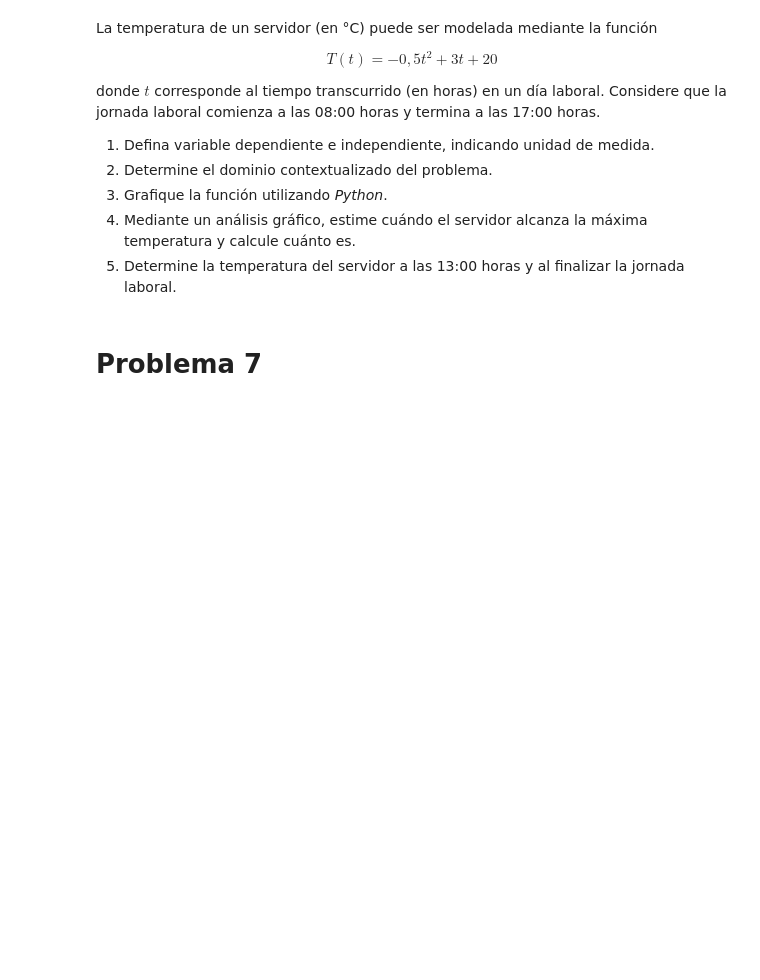
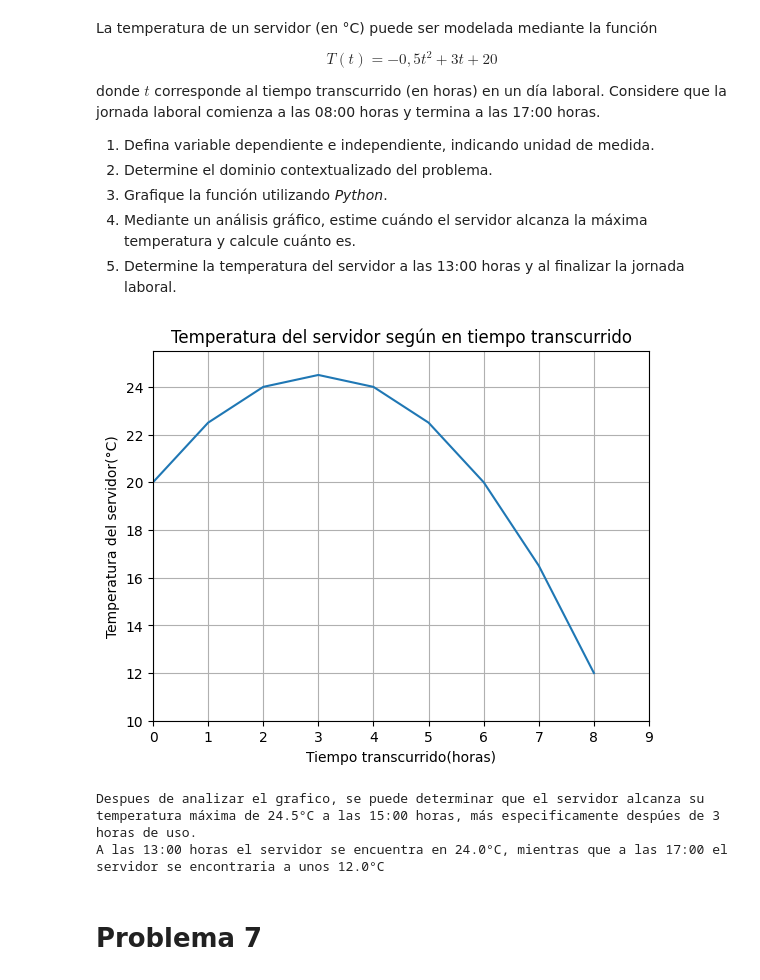
Before and after one commit to CatalinaOrmeno/Matematicas_aplicadas, a Jupyter notebook: Guía_de_laboratorio_N°1_Funciones_y_sus_representaciones.ipynb, the cells around one changed output. Saved outputs shown, nothing was run; the diff lists cells and outputs as text; code cells hidden in the pictures; blank space fills up the shorter version.

```diff
--- a/Guía_de_laboratorio_N°1_Funciones_y_sus_representaciones.ipynb
+++ b/Guía_de_laboratorio_N°1_Funciones_y_sus_representaciones.ipynb
@@ -139,6 +194,31 @@ donde $t$ corresponde al tiempo transcurrido (en horas) en un día laboral. Cons
 3.  Grafique la función utilizando *Python*.
 4.  Mediante un análisis gráfico, estime cuándo el servidor alcanza la máxima temperatura y calcule cuánto es.
 5.  Determine la temperatura del servidor a las 13:00 horas y al finalizar la jornada laboral.
+# %%
+def T(t:int):
+    #Variable independiente: t = tiempo transcurrido(horas)
+    #Variable dependiente: T(t) = temperatura del servidor(°C)
+    return (-0.5) * (t ** 2) + (3 * t) + 20
+
+#Dominio contextualizado: [0,9]
+x = np.arange(0,9) #Tiempo(hora)
+y = T(x) #Temperatura(°C)
+
+plt.plot(x,y)
+plt.axis([0,9,10,max(y)+1])
+
+plt.title('Temperatura del servidor según en tiempo transcurrido')
+plt.xlabel('Tiempo transcurrido(horas)')
+plt.ylabel('Temperatura del servidor(°C)')
+plt.grid(True)
+plt.show()
+
+print(f'Despues de analizar el grafico, se puede determinar que el servidor alcanza su temperatura máxima de {max(y)}°C a las 15:00 horas, más especificamente despúes de 3 horas de uso.')
+print(f'A las 13:00 horas el servidor se encuentra en {y[4]}°C, mientras que a las 17:00 el servidor se encontraria a unos {y[8]}°C')
+# %% [output]
+[figure, added]
+Despues de analizar el grafico, se puede determinar que el servidor alcanza su temperatura máxima de 24.5°C a las 15:00 horas, más especificamente despúes de 3 horas de uso.
+A las 13:00 horas el servidor se encuentra en 24.0°C, mientras que a las 17:00 el servidor se encontraria a unos 12.0°C
 # %% [markdown]
 # Problema 7
 # %% [markdown]
```
Also changed, not shown: parts of 2 cells of this notebook.
